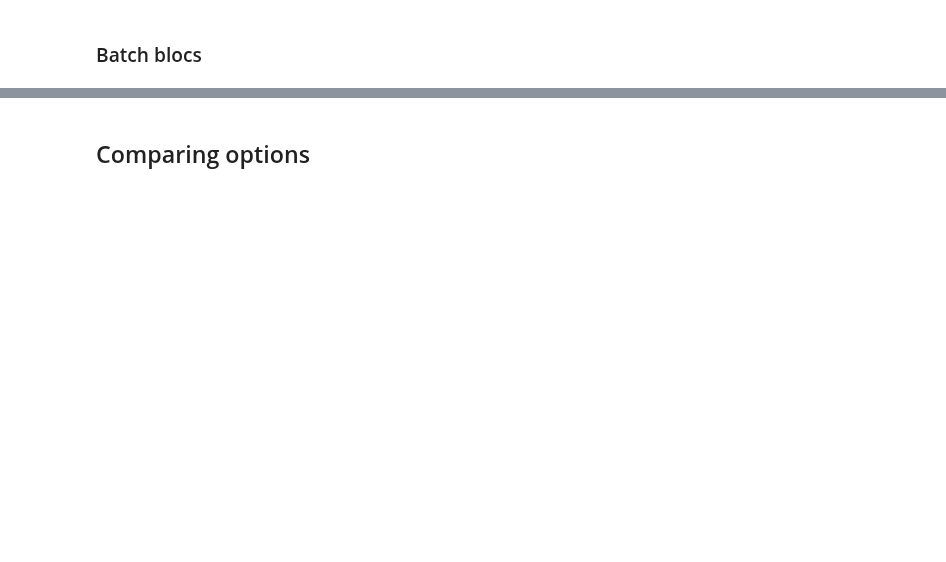
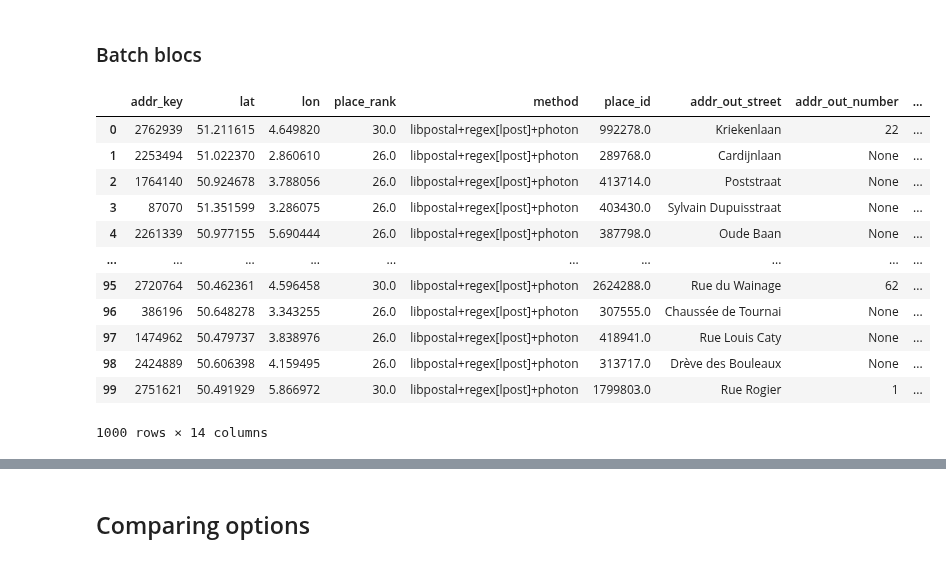
Before and after one commit to SmalsResearch/NominatimWrapper, a Jupyter notebook: AddressCleanserREST_test.ipynb, the cells around one changed output, grey strips where cells are left out. Cells and saved outputs as stored; diff of their text form; code cells hidden in the pictures; blank space fills up the shorter version.

```diff
--- a/AddressCleanserREST_test.ipynb
+++ b/AddressCleanserREST_test.ipynb
@@ -145,3 +164,11 @@ expand_json(addresses)
 addresses
 # %% [markdown]
 ## Batch calls (batch WS)
+# %%
+addresses = pd.read_csv(f"../GISAnalytics/data/geocoding/kbo_1000_sample.csv")
+addresses = addresses.rename(columns={"Unnamed: 0": addr_key_field, "address": street_field})
+addresses[city_field] = ""
+addresses[country_field] =  "Belgique"
+addresses[housenbr_field] = ""
+addresses[postcode_field]=""
+addresses
@@ -175,5 +260,19 @@ def call_ws_batch_chunks(addr_data, mode="geo", with_reject=False, check_result=
     df_res = pd.concat(res, sort=False)
     return df_res
 # %%
-df_res = call_ws_batch_chunks(addresses, chunk_size=100, mode="long")
+df_res = call_ws_batch_chunks(addresses, chunk_size=100, mode="short", check_result=False)
 df_res
+# %% [output]
+|  | addr_key | lat | lon | place_rank | method | place_id | addr_out_street | addr_out_number | ... |
+| 0 | 2762939 | 51.211615 | 4.649820 | 30.0 | libpostal+regex[lpost]+photon | 992278.0 | Kriekenlaan | 22 | ... |
+| 1 | 2253494 | 51.022370 | 2.860610 | 26.0 | libpostal+regex[lpost]+photon | 289768.0 | Cardijnlaan | None | ... |
+| 2 | 1764140 | 50.924678 | 3.788056 | 26.0 | libpostal+regex[lpost]+photon | 413714.0 | Poststraat | None | ... |
+| 3 | 87070 | 51.351599 | 3.286075 | 26.0 | libpostal+regex[lpost]+photon | 403430.0 | Sylvain Dupuisstraat | None | ... |
+| 4 | 2261339 | 50.977155 | 5.690444 | 26.0 | libpostal+regex[lpost]+photon | 387798.0 | Oude Baan | None | ... |
+| ... | ... | ... | ... | ... | ... | ... | ... | ... | ... |
+| 95 | 2720764 | 50.462361 | 4.596458 | 30.0 | libpostal+regex[lpost]+photon | 2624288.0 | Rue du Wainage | 62 | ... |
+| 96 | 386196 | 50.648278 | 3.343255 | 26.0 | libpostal+regex[lpost]+photon | 307555.0 | Chaussée de Tournai | None | ... |
+| 97 | 1474962 | 50.479737 | 3.838976 | 26.0 | libpostal+regex[lpost]+photon | 418941.0 | Rue Louis Caty | None | ... |
+| 98 | 2424889 | 50.606398 | 4.159495 | 26.0 | libpostal+regex[lpost]+photon | 313717.0 | Drève des Bouleaux | None | ... |
+| 99 | 2751621 | 50.491929 | 5.866972 | 30.0 | libpostal+regex[lpost]+photon | 1799803.0 | Rue Rogier | 1 | ... |
+1000 rows × 14 columns
```
Also changed, not shown: parts of 9 cells of this notebook, 15 other files.
